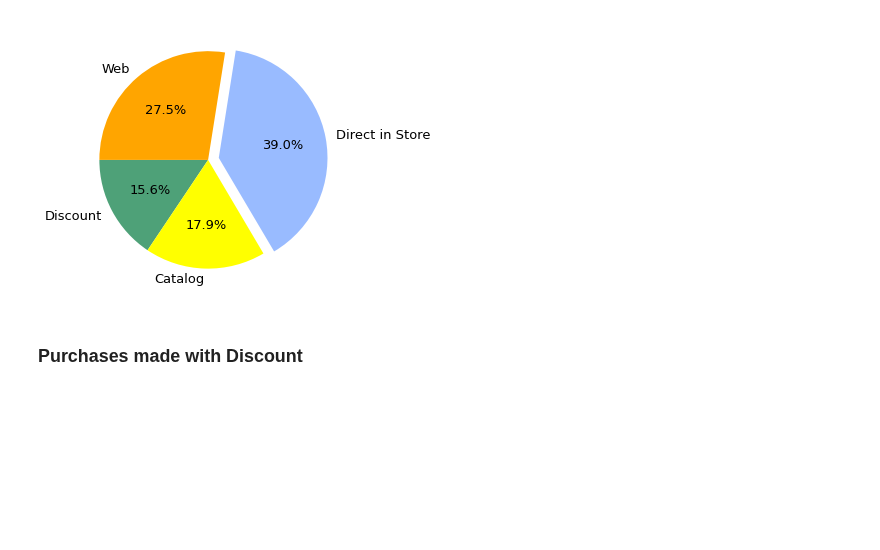
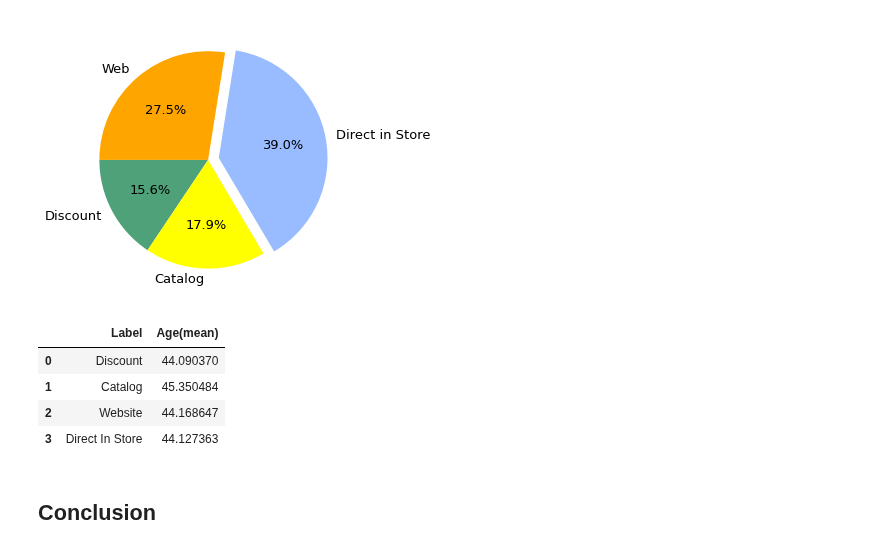
Before and after one commit to clarentcelsia/Analytics, a Jupyter notebook: marketing_campaign.ipynb, the cells around one changed output. Drawn from its saved outputs; the diff is of its cells as text; code cells hidden in the pictures; blank space fills up the shorter version.

```diff
--- a/marketing_campaign.ipynb
+++ b/marketing_campaign.ipynb
@@ -739,5 +775,23 @@ wedges, *_ = ax1.pie(chart_percentage, autopct='%1.1f%%', startangle=angle,
 fig.show()
 # %% [output]
 [figure]
-# %% [markdown]
-### Purchases made with Discount
+# %%
+df_purch_dis = df_[df_.NumDealsPurchases != 0]
+df_purch_cat = df_[df_.NumCatalogPurchases != 0]
+df_purch_web = df_[df_.NumWebPurchases != 0]
+df_purch_store = df_[df_.NumStorePurchases != 0]
+# %%
+mean_purch_age = [df_purch_dis.Cust_Age.mean(), df_purch_cat.Cust_Age.mean(), df_purch_web.Cust_Age.mean(), df_purch_store.Cust_Age.mean()]
+line_age = {
+    'Label':['Discount','Catalog','Website','Direct In Store'],
+    'Age(mean)':mean_purch_age,
+}
+pd.DataFrame(line_age)
+# %% [output]
+|  | Label | Age(mean) |
+| 0 | Discount | 44.090370 |
+| 1 | Catalog | 45.350484 |
+| 2 | Website | 44.168647 |
+| 3 | Direct In Store | 44.127363 |
+# %% [markdown]
+## Conclusion
```
Also changed, not shown: parts of 14 cells of this notebook.
